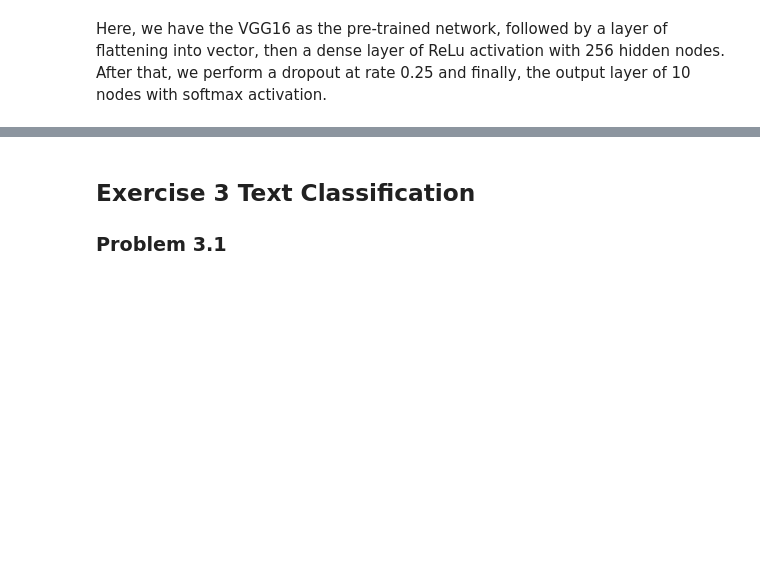
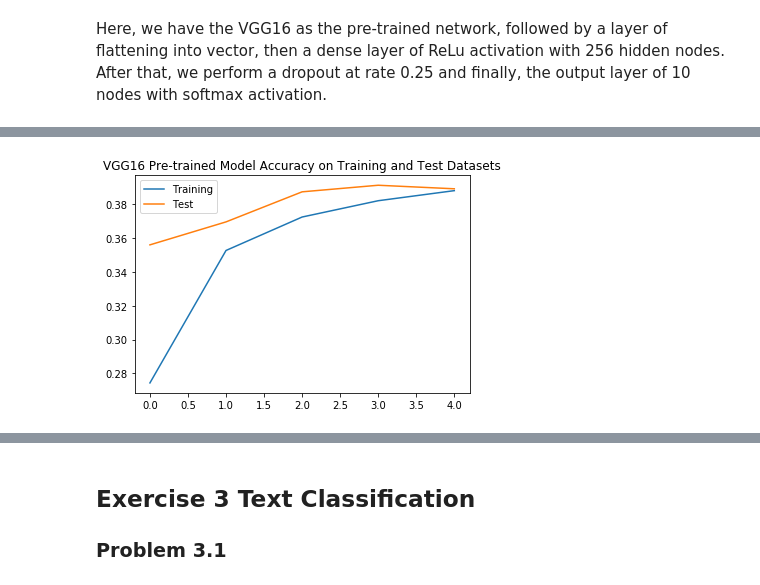
Before and after one commit to jyan33/ANLY590, a Jupyter notebook: ANLY590_Yan_HW2.ipynb, the cells around one changed output, grey strips where cells are left out. Drawn from its saved outputs; the diff is of its cells as text; code cells hidden in the pictures; blank space fills up the shorter version.

```diff
--- a/ANLY590_Yan_HW2.ipynb
+++ b/ANLY590_Yan_HW2.ipynb
@@ -353,7 +355,7 @@ model2.compile(loss='categorical_crossentropy',
               metrics=['accuracy'])
 # %%
 model_vgg = model2.fit(vggX_train, Y_train,
-          epochs=10,
+          epochs=5,
           batch_size=256,
           validation_data=(vggX_test, Y_test))
 # %% [output]
@@ -362,0 +373,8 @@ KeyboardInterrupt:
+# %%
+plt.plot(model_vgg.history["acc"], label="Training")
+plt.plot(model_vgg.history["val_acc"], label="Test")
+plt.legend()
+plt.title("VGG16 Pre-trained Model Accuracy on Training and Test Datasets")
+plt.show()
+# %% [output]
+[figure, added]
```
Also changed, not shown: parts of 19 cells of this notebook.
